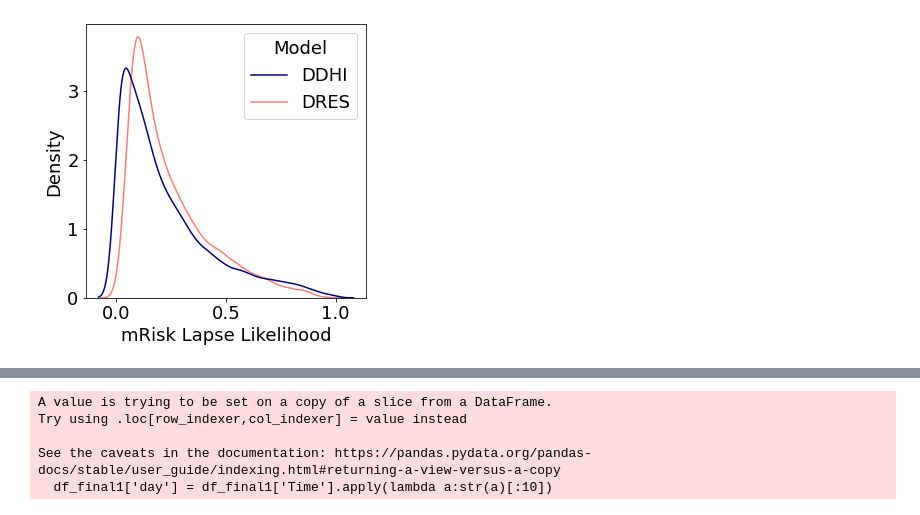
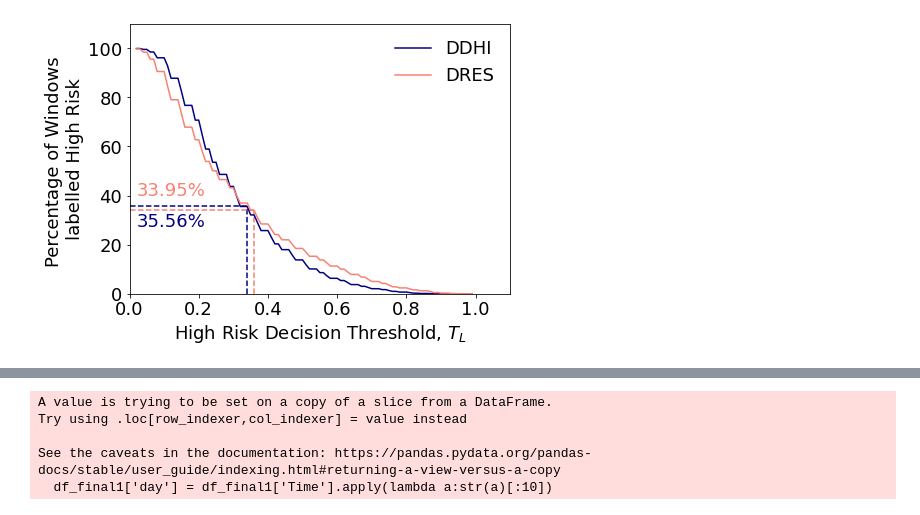
Before and after one commit to aungkonazim/mrisk, a Jupyter notebook: evaluation_pulearn_and_plots/evaluation_positive_only_v1.ipynb, the cells around one changed output, grey strips where cells are left out. Cells and saved outputs as stored; diff of their text form; code cells hidden in the pictures.

```diff
--- a/evaluation_pulearn_and_plots/evaluation_positive_only_v1.ipynb
+++ b/evaluation_pulearn_and_plots/evaluation_positive_only_v1.ipynb
@@ -10,18 +10,21 @@ from scipy.interpolate import interp1d
 from collections import Counter
 from sklearn import metrics
 from datetime import datetime
-from utils.utils import *
+from utils import *
 from joblib import Parallel, delayed
 from copy import deepcopy
 import math
 
 def return_important_vars(episode_presence,n_lag=15,n_cluster = 4,obs = 30):
-    data_file = './data/episode_encoded_lagged_data_with_episode/episode_encoded_'+'lagged_'+str(n_lag)+'_obs_{}'.format(obs)+'_windows_with_episode_cluster_check_{}'.format(n_cluster)
+    # data_file = './data/episode_encoded_lagged_data_with_episode/episode_encoded_'+'lagged_'+str(n_lag)+'_obs_{}'.format(obs)+'_windows_with_episode_cluster_check_{}'.format(n_cluster)
+    data_file = '../data/episode_encoded_lagged_data_with_episode/episode_encoded_'+'lagged_'+str(n_lag)+'_obs_{}'.format(obs)+'_windows_cluster_{}'.format(n_cluster)
     # filename = './data/output_final_all/result_'+str(episode_label)+'_episode_lag_{}_obs_{}_triplet_loss_cluster_{}.p'.format(n_lag,obs,n_cluster)
     if episode_presence==0:
         episode_label = 'only'
         # filename = './data/output_final_all/result_only_episode_lag_{}_obs_{}_triplet_loss_cluster___pos_to_neg_none_v111{}{}.p'.format(n_lag,obs,n_cluster,.2)
         filename = './data/output_final_all/result_only_episode_lag_{}_obs_{}_triplet_loss_cluster_{}_revised_loss_alpha_{}_softmax_{}_loss_{}_rare_{}_positive_{}_percentile_{}.p'.format(n_lag,obs,n_cluster,.2,50,10,1,.2,80)
+        filename = '../data/final_output/model_name_ddhi_episode_False_cross_entropy_weight_10_loss_weight_50_is_triplet_False_ratio_0.4_n_cluster_4_lag_15_obs_30.p'
+        filename = '../data/final_output/model_name_ddhi_episode_False_cross_entropy_weight_10_loss_weight_50_is_triplet_False_ratio_0.35_n_cluster_4_lag_15_obs_30_iters_50.p'
         # filename = './data/output_final_all/distance_lag_15_obs_30_triplet_loss_cluster_4_triplet_loss_alpha_0.2_softmax_1_loss_1_rare_1_positive_0.2_percentile_80.p'
         # filename = './data/output_final_all/no_episode_distance_lag_15_obs_30_triplet_loss_cluster_4_revised_loss_alpha_0.35_softmax_10_loss_50_rare_1_positive_0.2_percentile_80.p'
     elif episode_presence==1:
@@ -30,12 +33,14 @@ def return_important_vars(episode_presence,n_lag=15,n_cluster = 4,obs = 30):
     elif episode_presence==2:
         episode_label = 'no'
         # filename = './data/output_final_all/result_'+str(episode_label)+'_episode_lag_{}_obs_{}_triplet_loss_cluster___pos_to_neg_none_v111{}{}.p'.format(n_lag,obs,n_cluster,.2)
-        filename = './data/output_final_all/result_no_episode_lag_{}_obs_{}_triplet_loss_cluster_{}_revised_loss_alpha_{}_softmax_{}_loss_{}_rare_{}_positive_{}_percentile_{}.p'.format(n_lag,obs,n_cluster,.2,10,50,1,.2,80)
+        filename = '../data/output_final_all/result_no_episode_lag_{}_obs_{}_triplet_loss_cluster_{}_revised_loss_alpha_{}_softmax_{}_loss_{}_rare_{}_positive_{}_percentile_{}.p'.format(n_lag,obs,n_cluster,.2,10,50,1,.2,80)
         # filename = './data/output_final_all/no_episode_distance_lag_15_obs_30_triplet_loss_cluster_4_triplet_loss_alpha_0.3_softmax_1_loss_1_rare_1_positive_0.2_percentile_80.p'
+        # filename = '../data/final_output/model_name_dres_episode_False_cross_entropy_weight_10_loss_weight_50_is_triplet_False_ratio_0.2_n_cluster_4_lag_15_obs_30.p'
+        # filename = '../data/final_output/model_name_dres_episode_False_cross_entropy_weight_10_loss_weight_50_is_triplet_False_ratio_0.35_n_cluster_4_lag_15_obs_30_iters_50.p'
 
 
     data_eval = pickle.load(open(filename,'rb'))
-    file1 = './data/mRisk/mRisk_Lapse_postquit.csv'
+    file1 = '../data/mRisk/mRisk_Lapse_postquit.csv'
     puff_data = pd.read_csv(file1)
     data_feature_label = pickle.load(open(data_file,'rb'))
     data_cluster = pickle.load(open(data_file,'rb'))
@@ -52,7 +57,8 @@ def return_important_vars(episode_presence,n_lag=15,n_cluster = 4,obs = 30):
     result_phenotypes_final = {}
     return y_pred, y_test, y_time, y_pid, lapse_captured_dict, result_phenotypes_final, cluster_dict, puff_data, data_feature_label, total_lapsers, pars, bias_dict
 
-for percentile in np.arange(80,92,200):
+for percentile in np.arange(70,92,2):
+    print(percentile,'-*-'*10)
     n_lag = 15
     n_cluster = 4
     obs = 30
@@ -160,35 +166,35 @@ for percentile in np.arange(80,92,200):
     colors = {'DDHI':colors[0],'DRES':colors[1]}
 
     plt.rcParams.update({'font.size':18})
-    plt.figure(figsize=(7,5))
-    sns.lineplot(x='Bias',y='Accuracy',hue='Model',data=final_df_result[final_df_result.Model!='DHI'].reset_index(drop=True))
-    # plt.vlines([.620],0,.8,color='tab:blue',linestyle='--',label=r'$B_L, DDHI$')
-    # plt.vlines([.5],0,.8,color='orange',linestyle='--',label=r'$B_L, DRES$')
+    # plt.figure(figsize=(7,5))
+    # sns.lineplot(x='Bias',y='Accuracy',hue='Model',data=final_df_result[final_df_result.Model!='DHI'].reset_index(drop=True))
+    # # plt.vlines([.620],0,.8,color='tab:blue',linestyle='--',label=r'$B_L, DDHI$')
+    # # plt.vlines([.5],0,.8,color='orange',linestyle='--',label=r'$B_L, DRES$')
 
-    # plt.vlines(bias_col,0,.8,color='tab:blue',linestyle='--',label=r'$B_L, DDHI$')
-    plt.hlines([.8],0,max(list(bias_col.values()))+.01,color='k',linestyle='-.',label='Accuracy = 0.8')
-    for model in bias_col.keys():
-        plt.vlines([bias_col[model]],0,.8,linestyle='--',color=colors[model])
-        if model=='DDHI':
-            x_temp = bias_col[model]
-        else:
-            x_temp = bias_col[model]-.06
-        plt.text(x_temp,.25,r'$T_L = $'+'{:.2f}'.format(bias_col[model]),rotation=90,color=colors[model])
+    # # plt.vlines(bias_col,0,.8,color='tab:blue',linestyle='--',label=r'$B_L, DDHI$')
+    # plt.hlines([.8],0,max(list(bias_col.values()))+.01,color='k',linestyle='-.',label='Accuracy = 0.8')
+    # for model in bias_col.keys():
+    #     plt.vlines([bias_col[model]],0,.8,linestyle='--',color=colors[model])
+    #     if model=='DDHI':
+    #         x_temp = bias_col[model]
+    #     else:
+    #         x_temp = bias_col[model]-.06
+    #     plt.text(x_temp,.25,r'$T_L = $'+'{:.2f}'.format(bias_col[model]),rotation=90,color=colors[model])
 
-    # plt.text(.45,.45,r'$B_L = 0.5$',color='orange',rotation=90)
-    # plt.text(.57,.32,r'$B_L = 0.62$',color='tab:blue',rotation=90)
-    # plt.arrow(x=.499, y=.4, dx=.08, dy=0, width=.01,label='Improvement in ')
-    # plt.vlines([.5],0,1,color='g',linestyle='--',label='Decision Threshold')
-    # plt.hlines([.8],0,.620,color='k',linestyle='-.',label='Accuracy = 0.8')
-    plt.ylim([0,1.1])
-    plt.xlim([0,1.1])
-    plt.legend(frameon=False)
-    plt.xlabel('High Risk Decision Threshold, '+r'$T_L$')
-    plt.ylabel('Lapse Event \nPrediction Accuracy')
-    plt.tight_layout()
+    # # plt.text(.45,.45,r'$B_L = 0.5$',color='orange',rotation=90)
+    # # plt.text(.57,.32,r'$B_L = 0.62$',color='tab:blue',rotation=90)
+    # # plt.arrow(x=.499, y=.4, dx=.08, dy=0, width=.01,label='Improvement in ')
+    # # plt.vlines([.5],0,1,color='g',linestyle='--',label='Decision Threshold')
+    # # plt.hlines([.8],0,.620,color='k',linestyle='-.',label='Accuracy = 0.8')
+    # plt.ylim([0,1.1])
+    # plt.xlim([0,1.1])
+    # plt.legend(frameon=False)
+    # plt.xlabel('High Risk Decision Threshold, '+r'$T_L$')
+    # plt.ylabel('Lapse Event \nPrediction Accuracy')
+    # plt.tight_layout()
     # plt.title(str(percentile))
-    plt.savefig('./data/images/detection_accuracy.png')
-
+    # # plt.savefig('./data/images/detection_accuracy.png')
+    # plt.show()
 
 
     plt.figure(figsize=(7,5))
@@ -223,14 +229,14 @@ for percentile in np.arange(80,92,200):
     plt.xlabel('High Risk Decision Threshold, '+r'$T_L$')
     plt.ylabel('Percentage of Windows \nlabelled High Risk')
     plt.tight_layout()
-    plt.savefig('./data/images/burden.png')
+    # plt.savefig('./data/images/burden.png')
     plt.show()
 
-    plt.figure(figsize=(5,5))
-    sns.kdeplot(x='Predicted',hue='Model',data=df_final.reset_index(drop=True),multiple='layer',common_norm=False,fill=False)
-    plt.xlabel('mRisk Lapse Likelihood')
-    # plt.ylabel('Frequency')
-    plt.tight_layout()
-    plt.savefig('./data/images/histogram_of_risk_likelihood.png')
-    plt.show()
+    # plt.figure(figsize=(5,5))
+    # sns.kdeplot(x='Predicted',hue='Model',data=df_final.reset_index(drop=True),multiple='layer',common_norm=False,fill=False)
+    # plt.xlabel('mRisk Lapse Likelihood')
+    # # plt.ylabel('Frequency')
+    # plt.tight_layout()
+    # # plt.savefig('./data/images/histogram_of_risk_likelihood.png')
+    # plt.show()
 # %% [output]
@@ -241 +254 @@ for percentile in np.arange(80,92,200):
-[figure, old version]
+[figure, new version]
```
Also changed, not shown: parts of 5 cells of this notebook, 23 other files.
